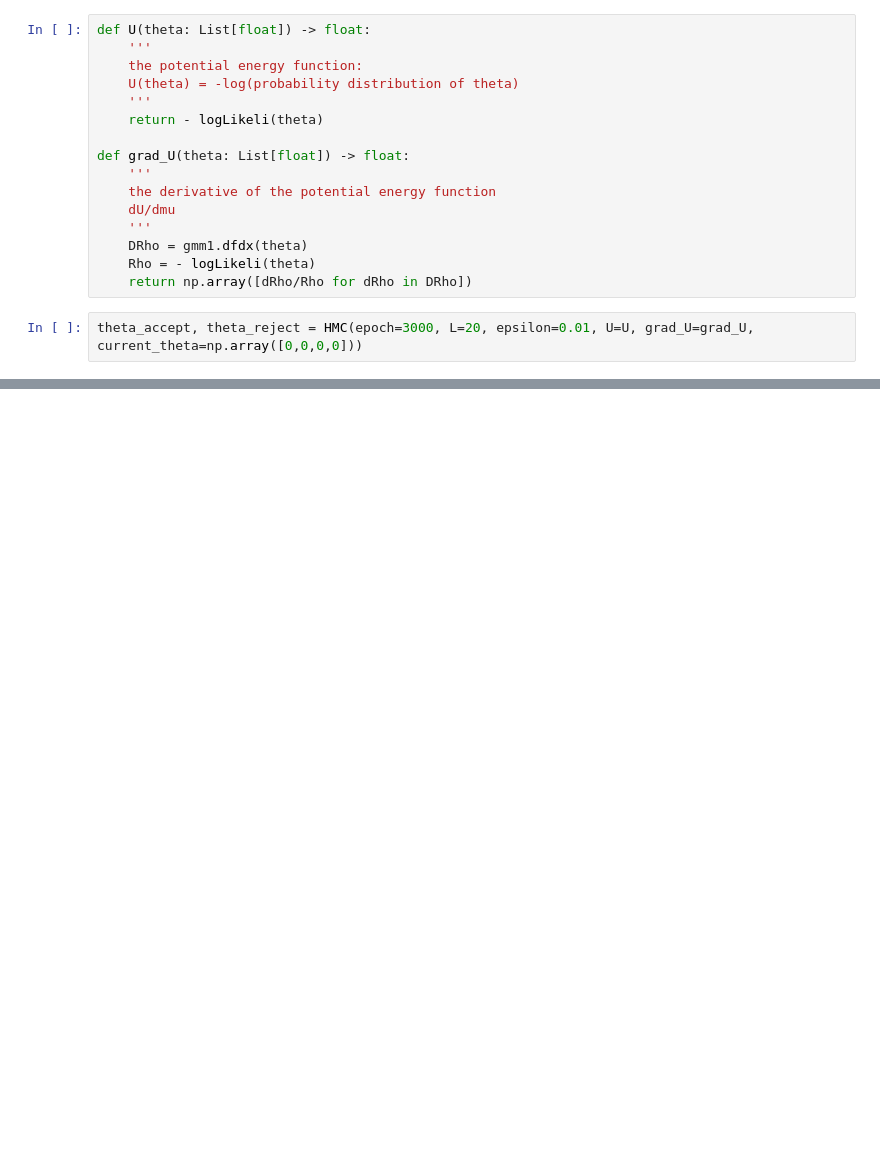
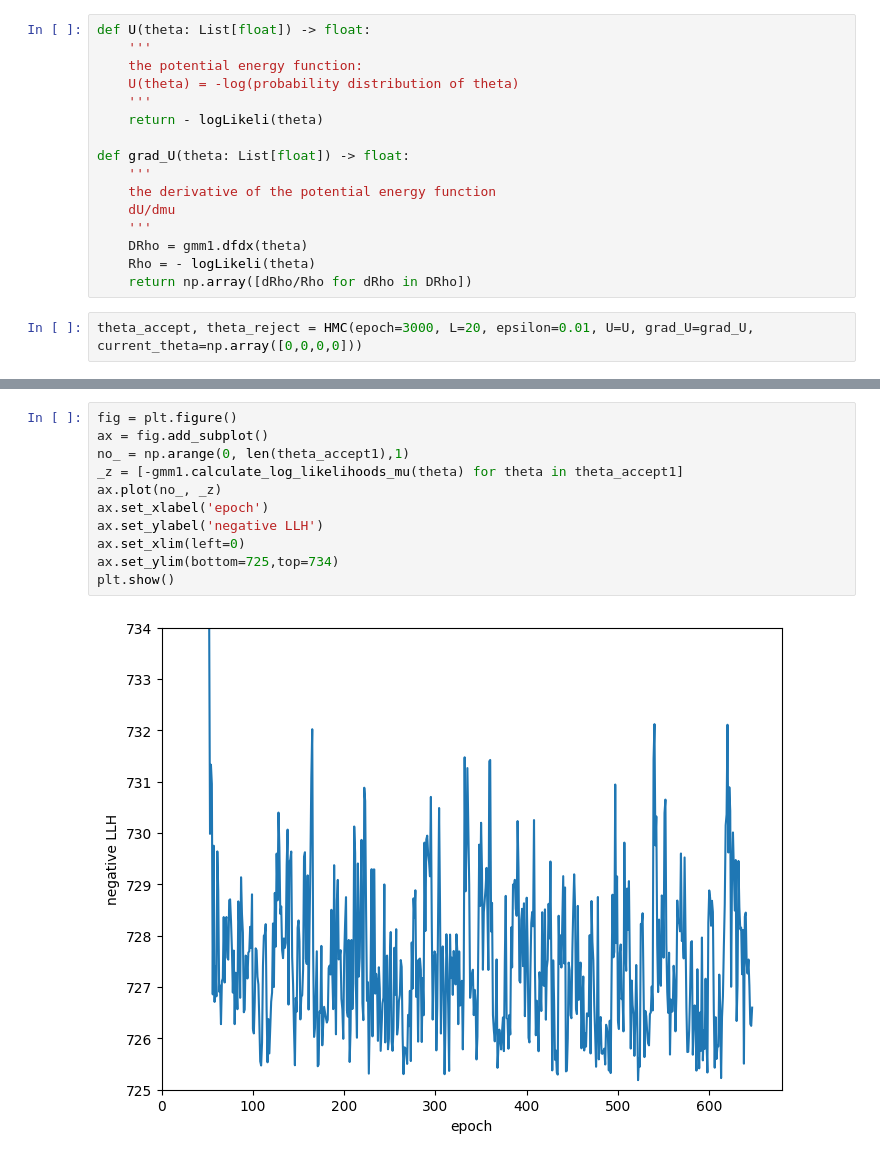
Before and after one commit to pjdunne/MResMCMC2023, a Jupyter notebook: HMC/HMC for Gaus mix.ipynb, the cells around one changed output, grey strips where cells are left out. Drawn from its saved outputs; the diff is of its cells as text; blank space fills up the shorter version.

```diff
--- a/HMC/HMC for Gaus mix.ipynb
+++ b/HMC/HMC for Gaus mix.ipynb
@@ -80,0 +123,13 @@ targetDis_step_plot(thetas=theta_accept, rho=logLikeli, target_type="LLH", figsi
+# %%
+fig = plt.figure()
+ax = fig.add_subplot()
+no_ = np.arange(0, len(theta_accept1),1)
+_z = [-gmm1.calculate_log_likelihoods_mu(theta) for theta in theta_accept1]
+ax.plot(no_, _z)
+ax.set_xlabel('epoch')
+ax.set_ylabel('negative LLH')
+ax.set_xlim(left=0)
+ax.set_ylim(bottom=725,top=734)
+plt.show()
+# %% [output]
+[figure, added]
```
Also changed, not shown: parts of 9 cells of this notebook.
